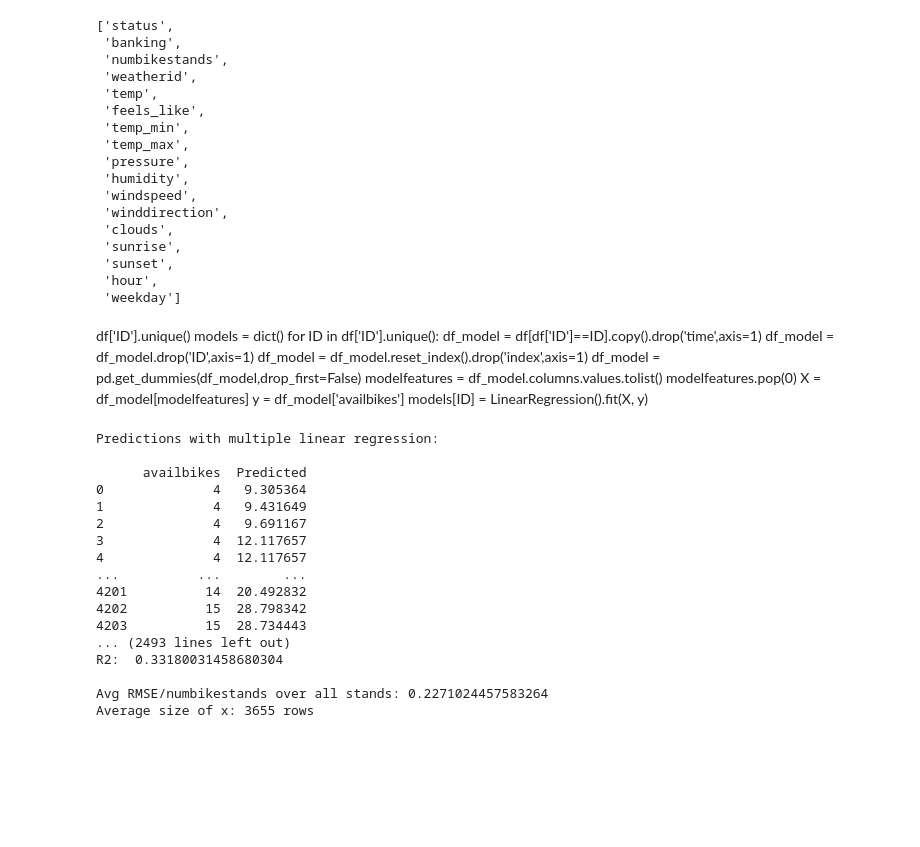
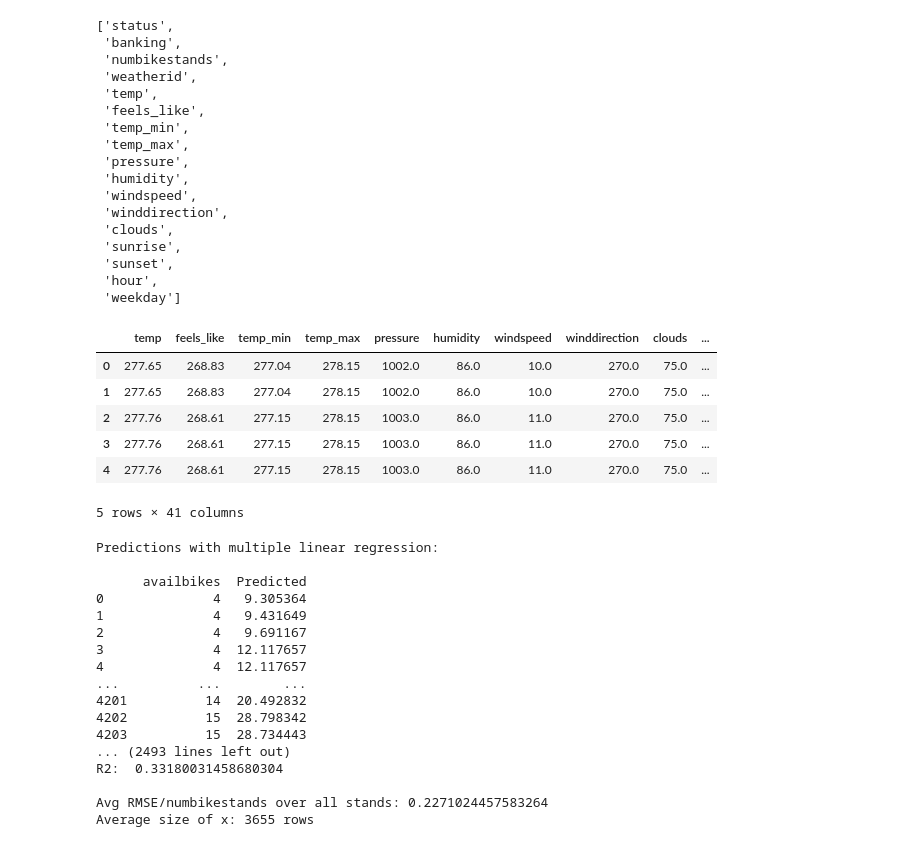
Before and after one commit to hbarrett100/dublin-bikes-web-app, a Jupyter notebook: predictive-model/Predictive Model.ipynb, the cells around one changed output. Cells and saved outputs as stored; diff of their text form; code cells hidden in the pictures; blank space fills up the shorter version.

```diff
--- a/predictive-model/Predictive Model.ipynb
+++ b/predictive-model/Predictive Model.ipynb
@@ -942,19 +945,6 @@ features
  'sunset',
  'hour',
  'weekday']
-# %% [markdown]
-df['ID'].unique()
-models = dict()
-for ID in df['ID'].unique():
-    df_model = df[df['ID']==ID].copy().drop('time',axis=1)
-    df_model = df_model.drop('ID',axis=1)
-    df_model = df_model.reset_index().drop('index',axis=1)
-    df_model = pd.get_dummies(df_model,drop_first=False)
-    modelfeatures = df_model.columns.values.tolist()
-    modelfeatures.pop(0)
-    X = df_model[modelfeatures]
-    y = df_model['availbikes']
-    models[ID] = LinearRegression().fit(X, y)
 # %%
 station_dfs = dict()
 for ID in df['ID'].unique():
@@ -966,14 +956,21 @@ for ID in df['ID'].unique():
 # %%
 models = dict()
 modelfeatures = station_dfs[2].columns.values.tolist()
 modelfeatures.pop(0)
 modelfeatures.pop(0)
 for ID in station_dfs:
-#     modelfeatures = station_dfs[ID].columns.values.tolist()
-#     modelfeatures.pop(0)
     X = station_dfs[ID][modelfeatures]
     y = station_dfs[ID]['availbikes']
     models[ID] = LinearRegression().fit(X, y)
+X.head()
+# %% [output]
+|  | temp | feels_like | temp_min | temp_max | pressure | humidity | windspeed | winddirection | clouds | ... |
+| 0 | 277.65 | 268.83 | 277.04 | 278.15 | 1002.0 | 86.0 | 10.0 | 270.0 | 75.0 | ... |
+| 1 | 277.65 | 268.83 | 277.04 | 278.15 | 1002.0 | 86.0 | 10.0 | 270.0 | 75.0 | ... |
+| 2 | 277.76 | 268.61 | 277.15 | 278.15 | 1003.0 | 86.0 | 11.0 | 270.0 | 75.0 | ... |
+| 3 | 277.76 | 268.61 | 277.15 | 278.15 | 1003.0 | 86.0 | 11.0 | 270.0 | 75.0 | ... |
+| 4 | 277.76 | 268.61 | 277.15 | 278.15 | 1003.0 | 86.0 | 11.0 | 270.0 | 75.0 | ... |
+5 rows × 41 columns
 # %%
 def printMetrics(testActualVal, predictions):
     #classification evaluation measures
```
Also changed, not shown: parts of 36 cells of this notebook, 1 other file.
